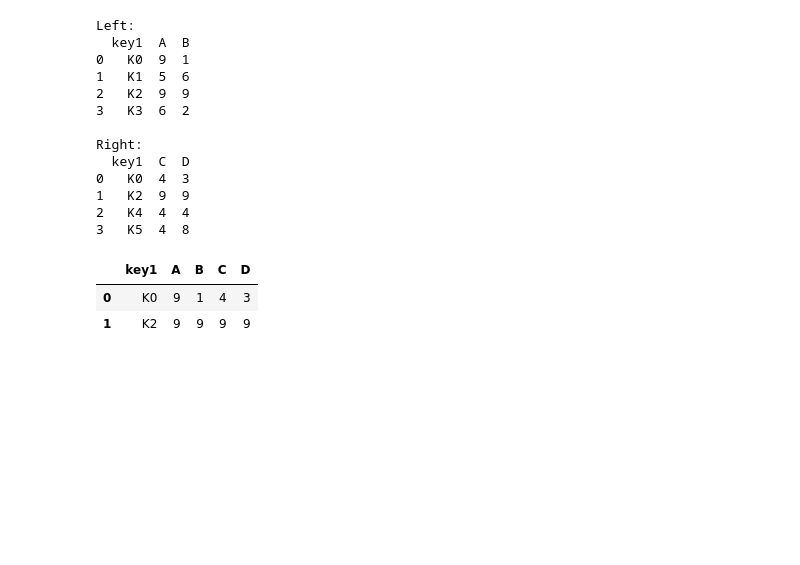
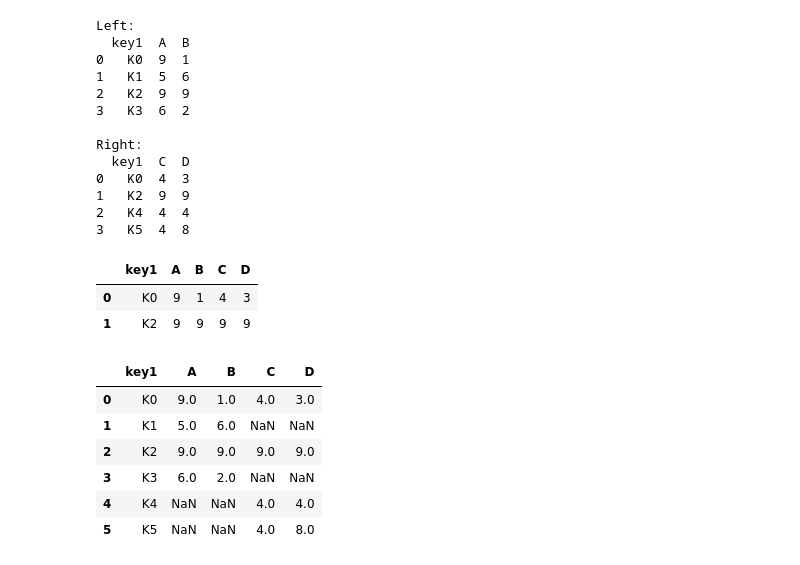
Before and after one commit to sahriyar70/Ai-ML, a Jupyter notebook: pandas/pandas_inro.ipynb, the cells around one changed output. Saved outputs shown, nothing was run; the diff lists cells and outputs as text; code cells hidden in the pictures; blank space fills up the shorter version.

Commit message:
outer

```diff
--- a/pandas/pandas_inro.ipynb
+++ b/pandas/pandas_inro.ipynb
@@ -258,3 +258,13 @@ pd.merge(left,right , on='key1',)
 |  | key1 | A | B | C | D |
 | 0 | K0 | 9 | 1 | 4 | 3 |
 | 1 | K2 | 9 | 9 | 9 | 9 |
+# %%
+pd.merge(left,right, on='key1', how='outer')
+# %% [output]
+|  | key1 | A | B | C | D |
+| 0 | K0 | 9.0 | 1.0 | 4.0 | 3.0 |
+| 1 | K1 | 5.0 | 6.0 | NaN | NaN |
+| 2 | K2 | 9.0 | 9.0 | 9.0 | 9.0 |
+| 3 | K3 | 6.0 | 2.0 | NaN | NaN |
+| 4 | K4 | NaN | NaN | 4.0 | 4.0 |
+| 5 | K5 | NaN | NaN | 4.0 | 8.0 |
```
